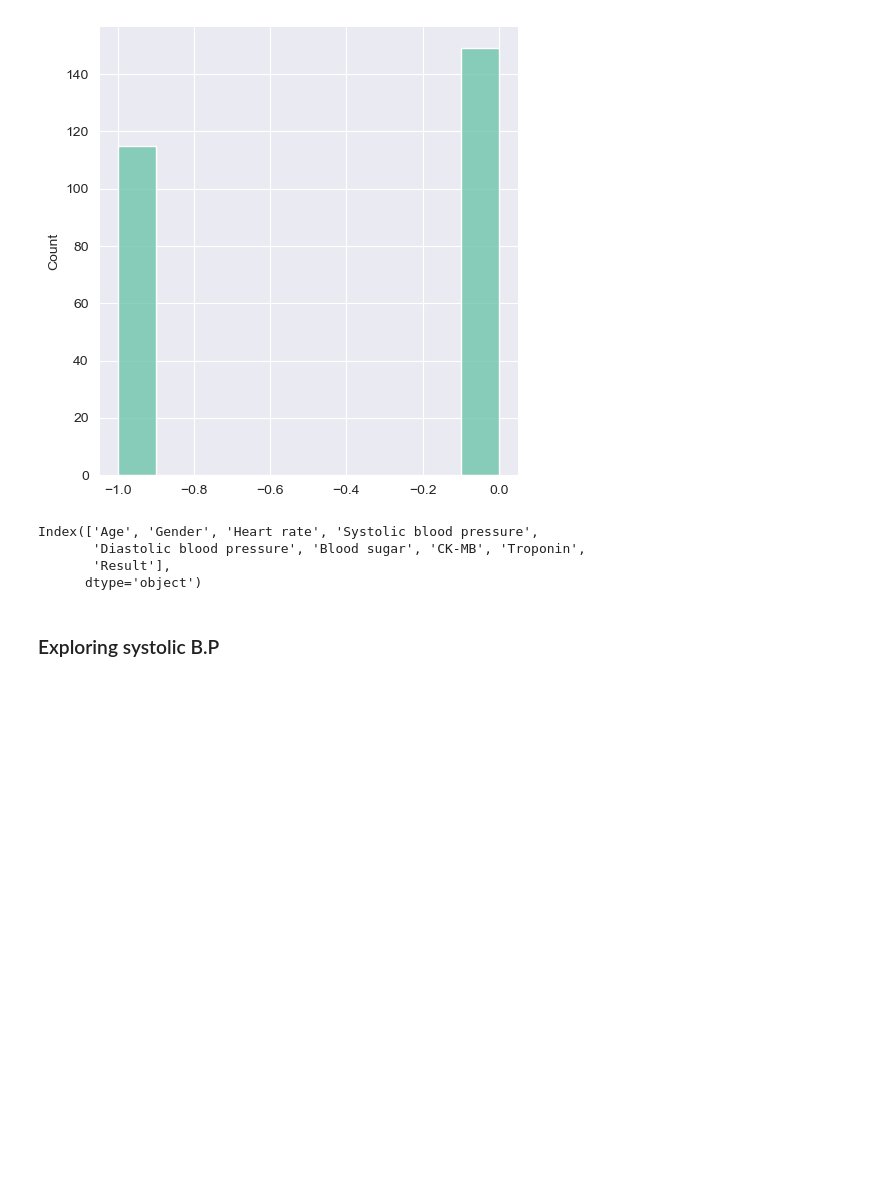
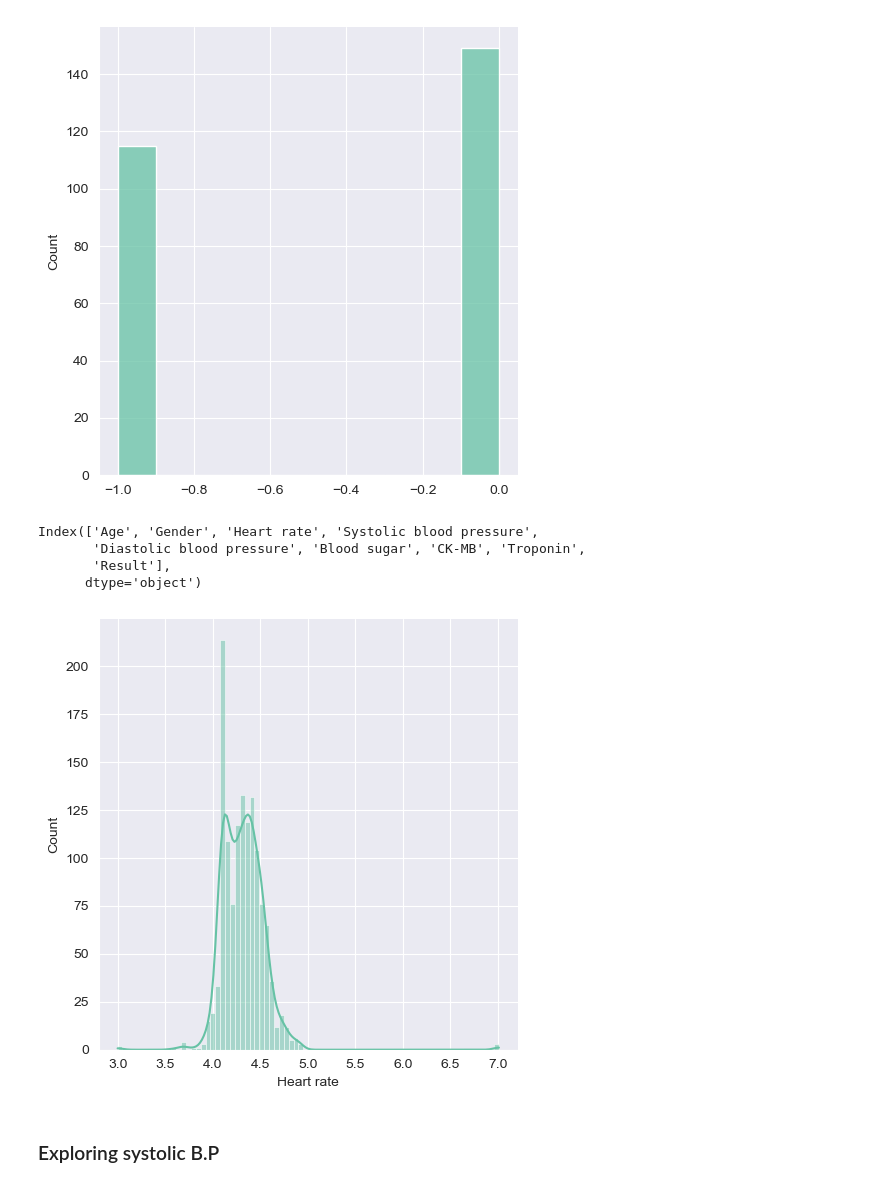
Before and after one commit to anirban-a/Data-Analysis, a Jupyter notebook: Heart Attack classification.ipynb, the cells around one changed output. Drawn from its saved outputs; the diff is of its cells as text; code cells hidden in the pictures; blank space fills up the shorter version.

```diff
--- a/Heart Attack classification.ipynb
+++ b/Heart Attack classification.ipynb
@@ -204,3 +204,9 @@ Index(['Age', 'Gender', 'Heart rate', 'Systolic blood pressure',
        'Diastolic blood pressure', 'Blood sugar', 'CK-MB', 'Troponin',
        'Result'],
       dtype='object')
+# %%
+transformed_heart_rate = stats.boxcox(df['Heart rate'], lmbda=0)
+sns.displot(x=transformed_heart_rate, kde=True)
+plt.show()
+# %% [output]
+[figure, added]
```
Also changed, not shown: parts of 29 cells of this notebook, 1 other file.
